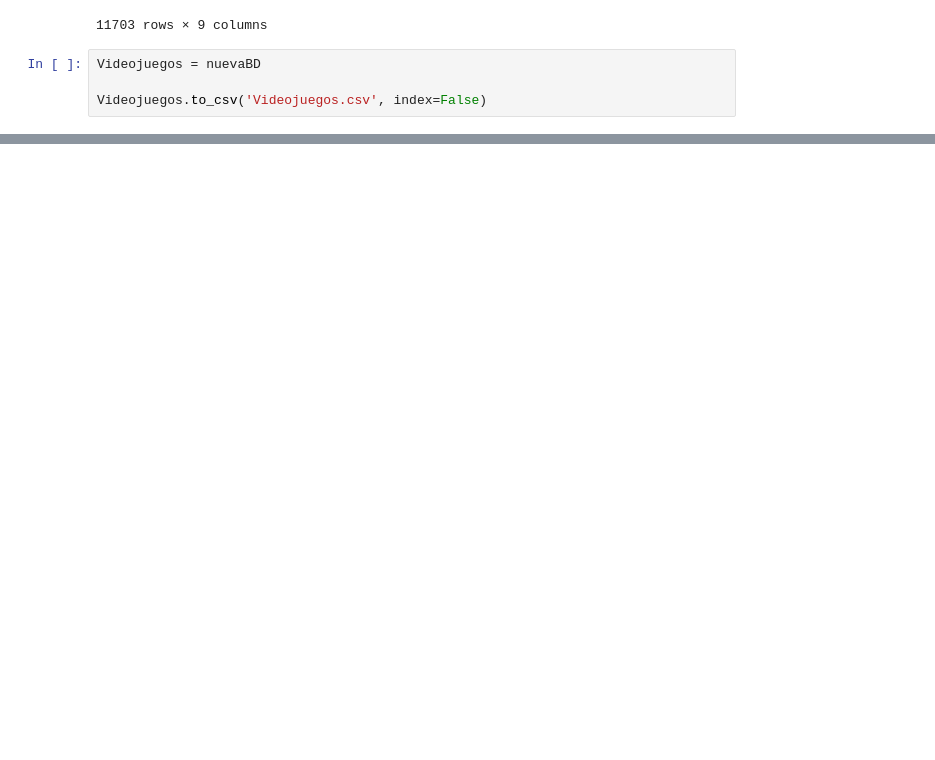
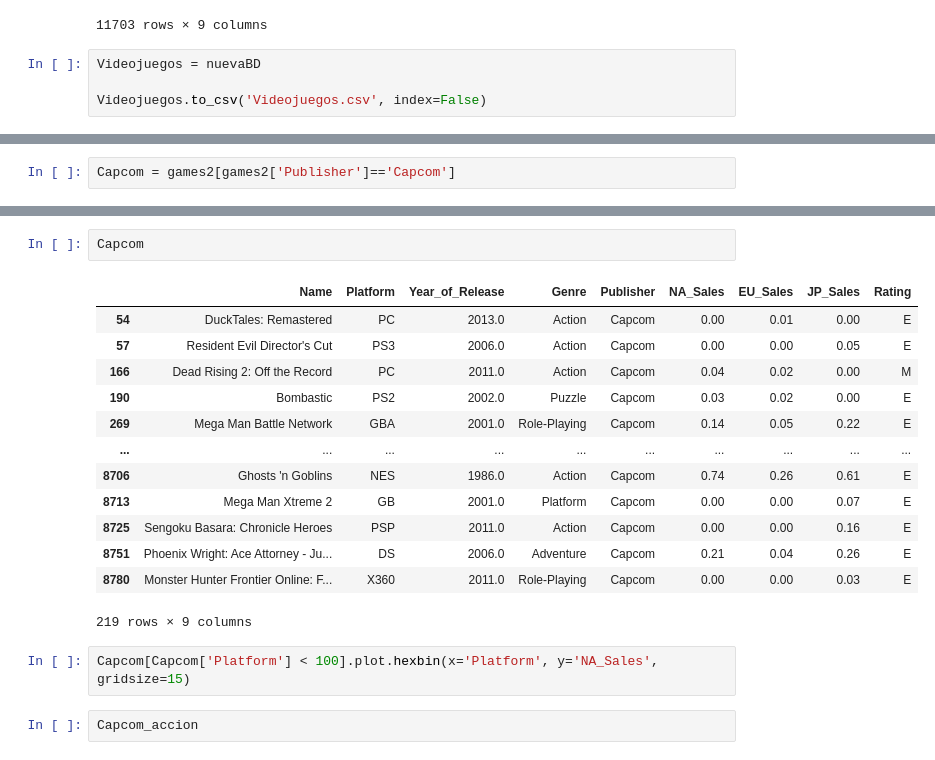
Before and after one commit to RamonFCFM/Mineria-de-Datos, a Jupyter notebook: Avance Proyecto Final/AVANCE II PROYECTO INTEGRADOR..ipynb, the cells around one changed output, grey strips where cells are left out. Cells and saved outputs as stored; diff of their text form; blank space fills up the shorter version.

```diff
--- a/Avance Proyecto Final/AVANCE II PROYECTO INTEGRADOR..ipynb
+++ b/Avance Proyecto Final/AVANCE II PROYECTO INTEGRADOR..ipynb
@@ -146,0 +163,2 @@ Videojuegos.to_csv('Videojuegos.csv', index=False)
+# %%
+Capcom = games2[games2['Publisher']=='Capcom']
@@ -146,0 +188,20 @@ Videojuegos.to_csv('Videojuegos.csv', index=False)
+# %%
+Capcom
+# %% [output]
+|  | Name | Platform | Year_of_Release | Genre | Publisher | NA_Sales | EU_Sales | JP_Sales | Rating |
+| 54 | DuckTales: Remastered | PC | 2013.0 | Action | Capcom | 0.00 | 0.01 | 0.00 | E |
+| 57 | Resident Evil Director's Cut | PS3 | 2006.0 | Action | Capcom | 0.00 | 0.00 | 0.05 | E |
+| 166 | Dead Rising 2: Off the Record | PC | 2011.0 | Action | Capcom | 0.04 | 0.02 | 0.00 | M |
+| 190 | Bombastic | PS2 | 2002.0 | Puzzle | Capcom | 0.03 | 0.02 | 0.00 | E |
+| 269 | Mega Man Battle Network | GBA | 2001.0 | Role-Playing | Capcom | 0.14 | 0.05 | 0.22 | E |
+| ... | ... | ... | ... | ... | ... | ... | ... | ... | ... |
+| 8706 | Ghosts 'n Goblins | NES | 1986.0 | Action | Capcom | 0.74 | 0.26 | 0.61 | E |
+| 8713 | Mega Man Xtreme 2 | GB | 2001.0 | Platform | Capcom | 0.00 | 0.00 | 0.07 | E |
+| 8725 | Sengoku Basara: Chronicle Heroes | PSP | 2011.0 | Action | Capcom | 0.00 | 0.00 | 0.16 | E |
+| 8751 | Phoenix Wright: Ace Attorney - Ju... | DS | 2006.0 | Adventure | Capcom | 0.21 | 0.04 | 0.26 | E |
+| 8780 | Monster Hunter Frontier Online: F... | X360 | 2011.0 | Role-Playing | Capcom | 0.00 | 0.00 | 0.03 | E |
+219 rows × 9 columns
+# %%
+Capcom[Capcom['Platform'] < 100].plot.hexbin(x='Platform', y='NA_Sales', gridsize=15)
+# %%
+Capcom_accion
```
Also changed, not shown: parts of 7 cells of this notebook.
